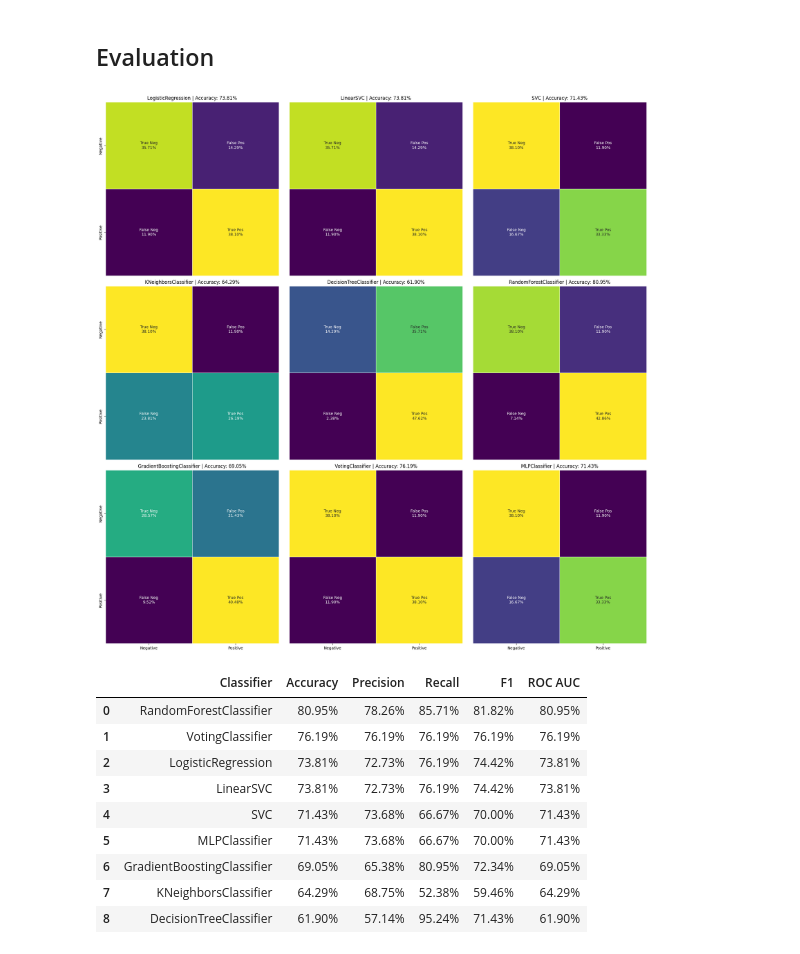
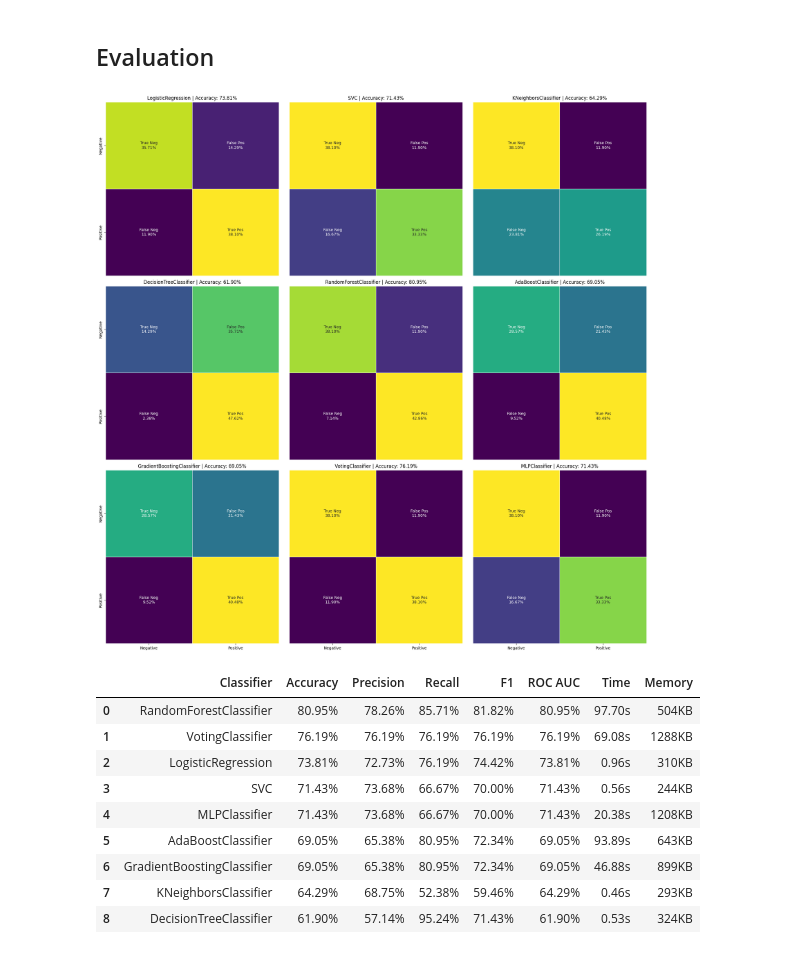
Before and after one commit to Tymec/movie-recommender, a Jupyter notebook: experiment.ipynb, the cells around one changed output. Saved outputs shown, nothing was run; the diff lists cells and outputs as text; code cells hidden in the pictures.

Commit message:
Update notebook and add results

```diff
--- a/experiment.ipynb
+++ b/experiment.ipynb
@@ -199,11 +201,11 @@ plt.show()
 # Define classifiers
 classifiers = [
     (LogisticRegression(max_iter=1000, random_state=SEED), {"C": np.logspace(-3, 3, 20)}),
-    (LinearSVC(max_iter=10000, dual=False, random_state=SEED), {"C": np.logspace(-3, 3, 20)}),
     (SVC(random_state=SEED), {"C": np.logspace(-3, 3, 20), "gamma": np.logspace(-3, 3, 20)}),
     (KNeighborsClassifier(), {"n_neighbors": np.arange(1, 12)}),
     (DecisionTreeClassifier(random_state=SEED), {"max_depth": np.arange(1, 12)}),
     (RandomForestClassifier(random_state=SEED), {"n_estimators": np.arange(10, 500, 50)}),
+    (AdaBoostClassifier(algorithm="SAMME", random_state=SEED), {"n_estimators": np.arange(10, 500, 50)}),
     (GradientBoostingClassifier(random_state=SEED), {"n_estimators": np.arange(100, 500, 25)}),
     (
         VotingClassifier(
@@ -221,7 +223,7 @@ classifiers = [
         },
     ),
     (
-        MLPClassifier(hidden_layer_sizes=(20, 10), max_iter=10000, random_state=SEED),
+        MLPClassifier(hidden_layer_sizes=(20, 10), max_iter=1000, random_state=SEED),
         {"learning_rate_init": np.logspace(-3, 0, 20), "batch_size": [32, 64, 128]},
     ),
 ]
@@ -232,8 +234,11 @@ X_train, X_test, y_train, y_test = train_test_split(X["tfidf"], dataset["sentime
 # Define the cross-validation strategy
 kfold = StratifiedKFold(n_splits=5, shuffle=True, random_state=SEED)
 # %%
+# Start memory profiling
+tracemalloc.start()
+
 # Perform random search to find the best hyperparameters
-estimators = []
+estimators = []  # (estimator, time, memory)
 for clf, params in tqdm(classifiers, unit="clf"):
     search = RandomizedSearchCV(
         clf,
@@ -245,12 +250,22 @@ for clf, params in tqdm(classifiers, unit="clf"):
         verbose=0,
     )
 
+    start_time = time.time()
+    before = tracemalloc.take_snapshot()
+
     with warnings.catch_warnings():
         warnings.filterwarnings("once", category=ConvergenceWarning)
         warnings.filterwarnings("ignore", category=UserWarning, message="Persisting input arguments took")
         search.fit(X_train, y_train)
 
-    estimators.append(search.best_estimator_)
+    elapsed_time = time.time() - start_time
+    after = tracemalloc.take_snapshot()
+    mem_usage = sum(stat.size for stat in after.compare_to(before, "lineno"))
+
+    estimators.append((search.best_estimator_, elapsed_time, mem_usage))
+
+# Stop memory profiling
+tracemalloc.stop()
 # %% [markdown]
 ## Evaluation
 # %%
@@ -264,8 +279,8 @@ fig = plt.figure(figsize=(20, 20))
 N_COLS = 3
 N_ROWS = len(estimators) // N_COLS
 
-results = pd.DataFrame(columns=["Classifier", "Accuracy", "Precision", "Recall", "F1", "ROC AUC"])
-for i, clf in enumerate(tqdm(estimators, unit="clf")):
+results = pd.DataFrame(columns=["Classifier", "Accuracy", "Precision", "Recall", "F1", "ROC AUC", "Time", "Memory"])
+for i, (clf, tim, mem) in enumerate(tqdm(estimators, unit="clf")):
     name = clf.__class__.__name__
 
     # Predict
@@ -276,33 +291,33 @@ for i, clf in enumerate(tqdm(estimators, unit="clf")):
     precision = precision_score(y_test, y_pred)
     recall = recall_score(y_test, y_pred)
     f1 = f1_score(y_test, y_pred)
     roc_auc = roc_auc_score(y_test, y_pred)
     cm = confusion_matrix(y_test, y_pred)
 
     # Plot confusion matrix
     ax = plt.subplot(N_ROWS, N_COLS, i + 1, aspect="equal")
     ax.grid(False)
     ax.set_title(f"{name} | Accuracy: {accuracy:.2%}")
 
     labels = ["Negative", "Positive"]
     sns.heatmap(
         cm,
         xticklabels=labels if i // N_COLS == N_ROWS - 1 else [],
         yticklabels=labels if i % N_COLS == 0 else [],
         annot=cm_annotations(cm),
         square=True,
         cbar=False,
         cmap="viridis",
         linewidths=0.5,
         fmt="",
         ax=ax,
     )
 
     # Save results
-    results.loc[i] = [name, accuracy, precision, recall, f1, roc_auc]
+    results.loc[i] = [name, accuracy, precision, recall, f1, roc_auc, tim, mem // 1024]
 
 plt.tight_layout()
 plt.show()
 # %% [output]
-[figure, old version]
+[figure, new version]
 # %%
@@ -318,16 +338,18 @@ results.style.format(
         "Recall": "{:.2%}",
         "F1": "{:.2%}",
         "ROC AUC": "{:.2%}",
+        "Time": "{:.2f}s",
+        "Memory": "{}KB",
     },
 )
 # %% [output]
-|  | Classifier | Accuracy | Precision | Recall | F1 | ROC AUC |
-| 0 | RandomForestClassifier | 80.95% | 78.26% | 85.71% | 81.82% | 80.95% |
-| 1 | VotingClassifier | 76.19% | 76.19% | 76.19% | 76.19% | 76.19% |
-| 2 | LogisticRegression | 73.81% | 72.73% | 76.19% | 74.42% | 73.81% |
-| 3 | LinearSVC | 73.81% | 72.73% | 76.19% | 74.42% | 73.81% |
-| 4 | SVC | 71.43% | 73.68% | 66.67% | 70.00% | 71.43% |
-| 5 | MLPClassifier | 71.43% | 73.68% | 66.67% | 70.00% | 71.43% |
-| 6 | GradientBoostingClassifier | 69.05% | 65.38% | 80.95% | 72.34% | 69.05% |
-| 7 | KNeighborsClassifier | 64.29% | 68.75% | 52.38% | 59.46% | 64.29% |
-| 8 | DecisionTreeClassifier | 61.90% | 57.14% | 95.24% | 71.43% | 61.90% |
+|  | Classifier | Accuracy | Precision | Recall | F1 | ROC AUC | Time | Memory |
+| 0 | RandomForestClassifier | 80.95% | 78.26% | 85.71% | 81.82% | 80.95% | 97.70s | 504KB |
+| 1 | VotingClassifier | 76.19% | 76.19% | 76.19% | 76.19% | 76.19% | 69.08s | 1288KB |
+| 2 | LogisticRegression | 73.81% | 72.73% | 76.19% | 74.42% | 73.81% | 0.96s | 310KB |
+| 3 | SVC | 71.43% | 73.68% | 66.67% | 70.00% | 71.43% | 0.56s | 244KB |
+| 4 | MLPClassifier | 71.43% | 73.68% | 66.67% | 70.00% | 71.43% | 20.38s | 1208KB |
+| 5 | AdaBoostClassifier | 69.05% | 65.38% | 80.95% | 72.34% | 69.05% | 93.89s | 643KB |
+| 6 | GradientBoostingClassifier | 69.05% | 65.38% | 80.95% | 72.34% | 69.05% | 46.88s | 899KB |
+| 7 | KNeighborsClassifier | 64.29% | 68.75% | 52.38% | 59.46% | 64.29% | 0.46s | 293KB |
+| 8 | DecisionTreeClassifier | 61.90% | 57.14% | 95.24% | 71.43% | 61.90% | 0.53s | 324KB |
```
Also changed, not shown: parts of 3 cells of this notebook, 2 other files.
